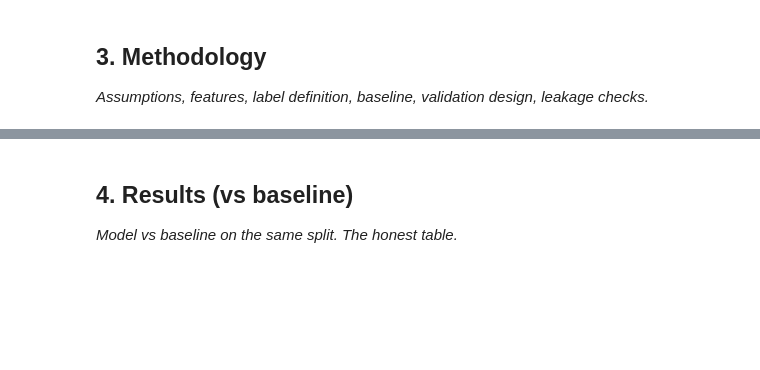
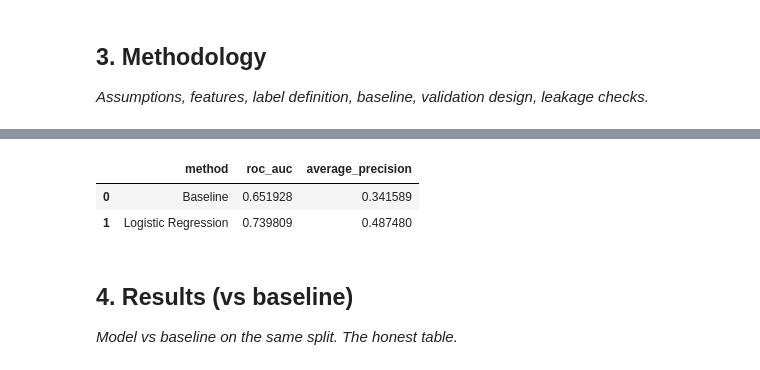
Before and after one commit to hassan9039/intern1, a Jupyter notebook: work/notebooks/capstone.ipynb, the cells around one changed output, grey strips where cells are left out. Drawn from its saved outputs; the diff is of its cells as text; code cells hidden in the pictures; blank space fills up the shorter version.

```diff
--- a/work/notebooks/capstone.ipynb
+++ b/work/notebooks/capstone.ipynb
@@ -21,3 +170,40 @@ This skeleton is yours to fill. Work the sections **in order** — each one has
+# %%
+from sklearn.pipeline import Pipeline
+from sklearn.preprocessing import StandardScaler
+from sklearn.linear_model import LogisticRegression
+from sklearn.metrics import roc_auc_score, average_precision_score
+
+model = Pipeline([
+    ("scaler", StandardScaler()),
+    ("classifier", LogisticRegression(max_iter=1000, random_state=42))
+])
+
+model.fit(X_train, y_train)
+
+model_prob = model.predict_proba(X_test)[:, 1]
+
+baseline_score = (
+    (1 - X_test["ctr"].rank(pct=True)) +
+    X_test["gsc_avg_position"].rank(pct=True)
+)
+
+results = pd.DataFrame({
+    "method": ["Baseline", "Logistic Regression"],
+    "roc_auc": [
+        roc_auc_score(y_test, baseline_score),
+        roc_auc_score(y_test, model_prob)
+    ],
+    "average_precision": [
+        average_precision_score(y_test, baseline_score),
+        average_precision_score(y_test, model_prob)
+    ]
+})
+
+results
+# %% [output]
+|  | method | roc_auc | average_precision |
+| 0 | Baseline | 0.651928 | 0.341589 |
+| 1 | Logistic Regression | 0.739809 | 0.487480 |
 # %% [markdown]
 ## 4. Results (vs baseline)
 
```
Also changed, not shown: parts of 11 cells of this notebook.
